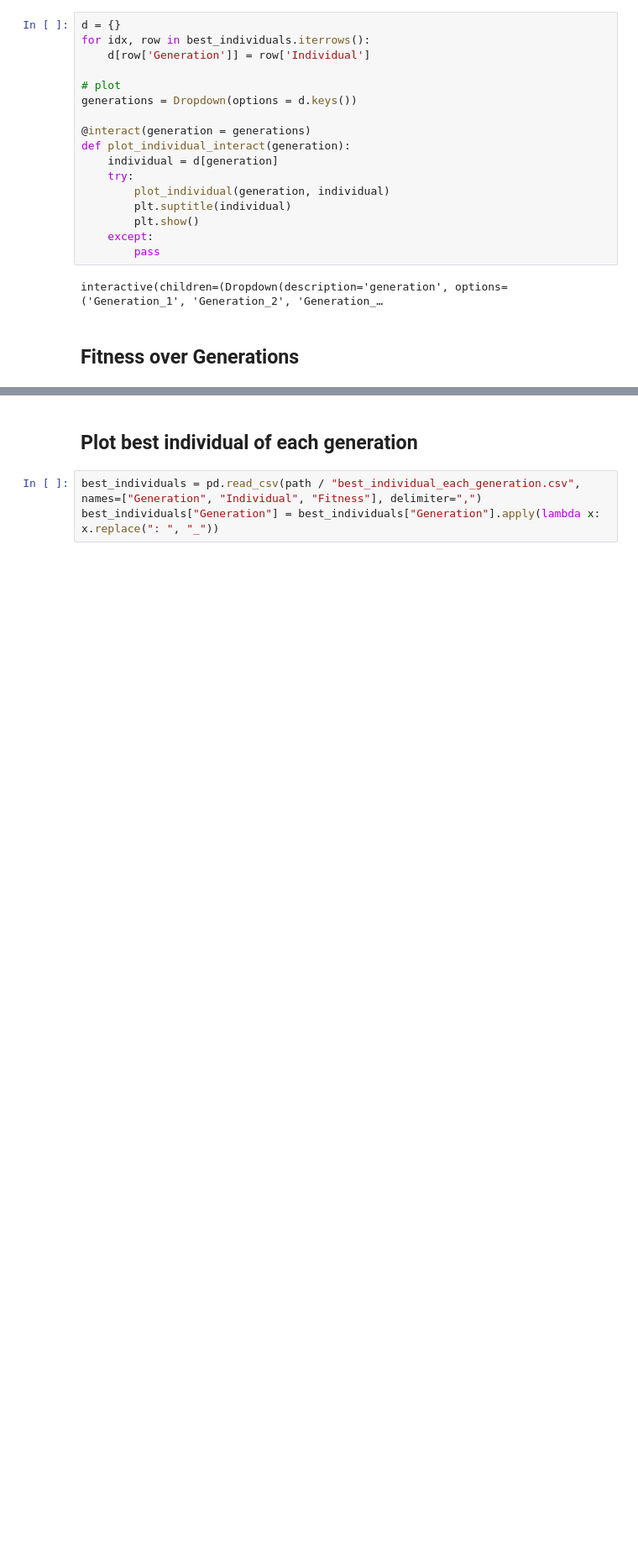
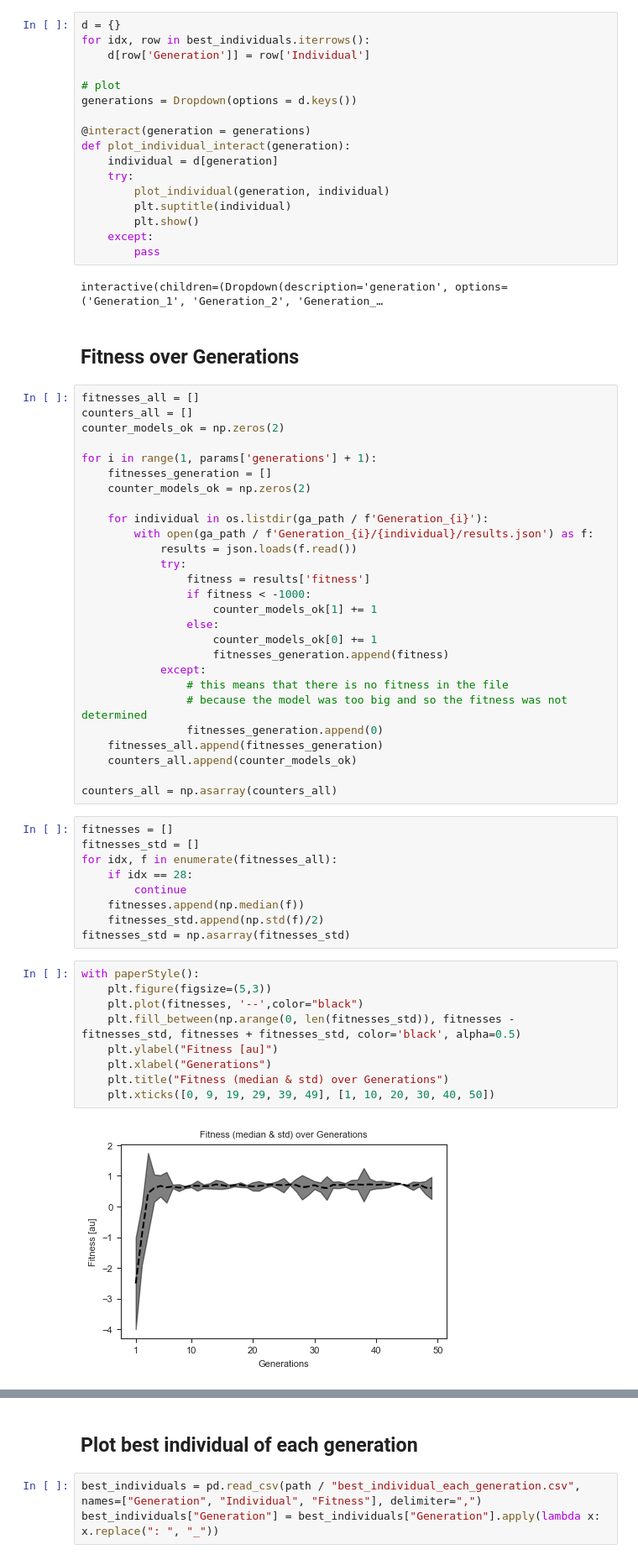
Before and after one commit to ankilab/EdgeVolution, a Jupyter notebook: plot-results.ipynb, the cells around one changed output, grey strips where cells are left out. Shown at 84% size. Drawn from its saved outputs; the diff is of its cells as text; blank space fills up the shorter version.

```diff
--- a/plot-results.ipynb
+++ b/plot-results.ipynb
@@ -136,3 +140,50 @@ def plot_individual_interact(generation):
 interactive(children=(Dropdown(description='generation', options=('Generation_1', 'Generation_2', 'Generation_…
 # %% [markdown]
 ## Fitness over Generations
+# %%
+fitnesses_all = []
+counters_all = []
+counter_models_ok = np.zeros(2)
+
+for i in range(1, params['generations'] + 1):
+    fitnesses_generation = []
+    counter_models_ok = np.zeros(2)
+
+    for individual in os.listdir(ga_path / f'Generation_{i}'):
+        with open(ga_path / f'Generation_{i}/{individual}/results.json') as f:
+            results = json.loads(f.read())
+            try:
+                fitness = results['fitness']
+                if fitness < -1000:
+                    counter_models_ok[1] += 1
+                else:
+                    counter_models_ok[0] += 1
+                    fitnesses_generation.append(fitness)
+            except:
+                # this means that there is no fitness in the file
+                # because the model was too big and so the fitness was not determined
+                fitnesses_generation.append(0)
+    fitnesses_all.append(fitnesses_generation)
+    counters_all.append(counter_models_ok)
+
+counters_all = np.asarray(counters_all)
+# %%
+fitnesses = []
+fitnesses_std = []
+for idx, f in enumerate(fitnesses_all):
+    if idx == 28:
+        continue
+    fitnesses.append(np.median(f))
+    fitnesses_std.append(np.std(f)/2)
+fitnesses_std = np.asarray(fitnesses_std)
+# %%
+with paperStyle():
+    plt.figure(figsize=(5,3))
+    plt.plot(fitnesses, '--',color="black")
+    plt.fill_between(np.arange(0, len(fitnesses_std)), fitnesses - fitnesses_std, fitnesses + fitnesses_std, color='black', alpha=0.5)
+    plt.ylabel("Fitness [au]")
+    plt.xlabel("Generations")
+    plt.title("Fitness (median & std) over Generations")
+    plt.xticks([0, 9, 19, 29, 39, 49], [1, 10, 20, 30, 40, 50])
+# %% [output]
+[figure, added]
```
Also changed, not shown: parts of 5 cells of this notebook, 3 other files.
